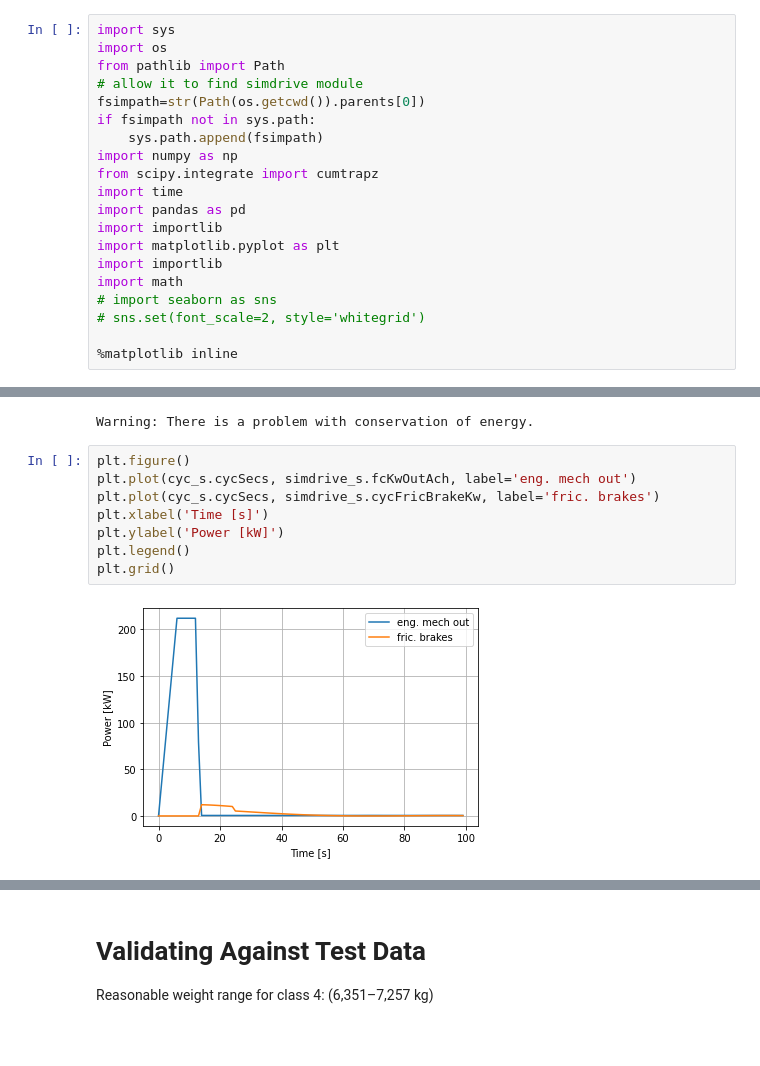
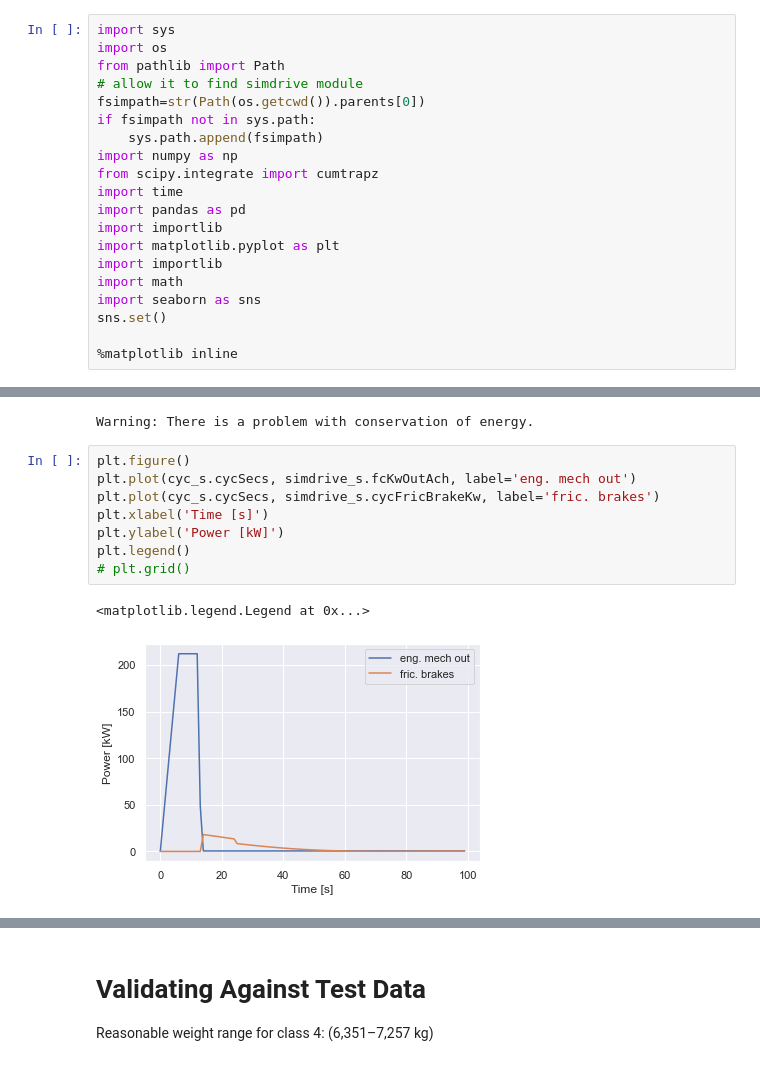
Before and after one commit to NREL/fastsim, a Jupyter notebook: docs/class4truck.ipynb, the cells around one changed output, grey strips where cells are left out. Saved outputs shown, nothing was run; the diff lists cells and outputs as text; blank space fills up the shorter version.

```diff
--- a/docs/class4truck.ipynb
+++ b/docs/class4truck.ipynb
@@ -29,8 +29,8 @@ import importlib
 import matplotlib.pyplot as plt
 import importlib
 import math
-# import seaborn as sns
-# sns.set(font_scale=2, style='whitegrid')
+import seaborn as sns
+sns.set()
 
 %matplotlib inline
 # %%
@@ -122,13 +125,14 @@ Warning: There is a problem with conservation of energy.
 # %%
 plt.figure()
 plt.plot(cyc_s.cycSecs, simdrive_s.fcKwOutAch, label='eng. mech out')
 plt.plot(cyc_s.cycSecs, simdrive_s.cycFricBrakeKw, label='fric. brakes')
 plt.xlabel('Time [s]')
 plt.ylabel('Power [kW]')
 plt.legend()
-plt.grid()
+# plt.grid()
 # %% [output]
+<matplotlib.legend.Legend at 0x...>
-[figure, old version]
+[figure, new version]
 # %%
 plt.plot(np.arange(100), poly_s(np.arange(100)) / params.mphPerMps, label='s fit')
 plt.plot(cyc_s.cycSecs, simdrive_s.mpsAch, label='sim')
```
Also changed, not shown: parts of 11 cells of this notebook.
